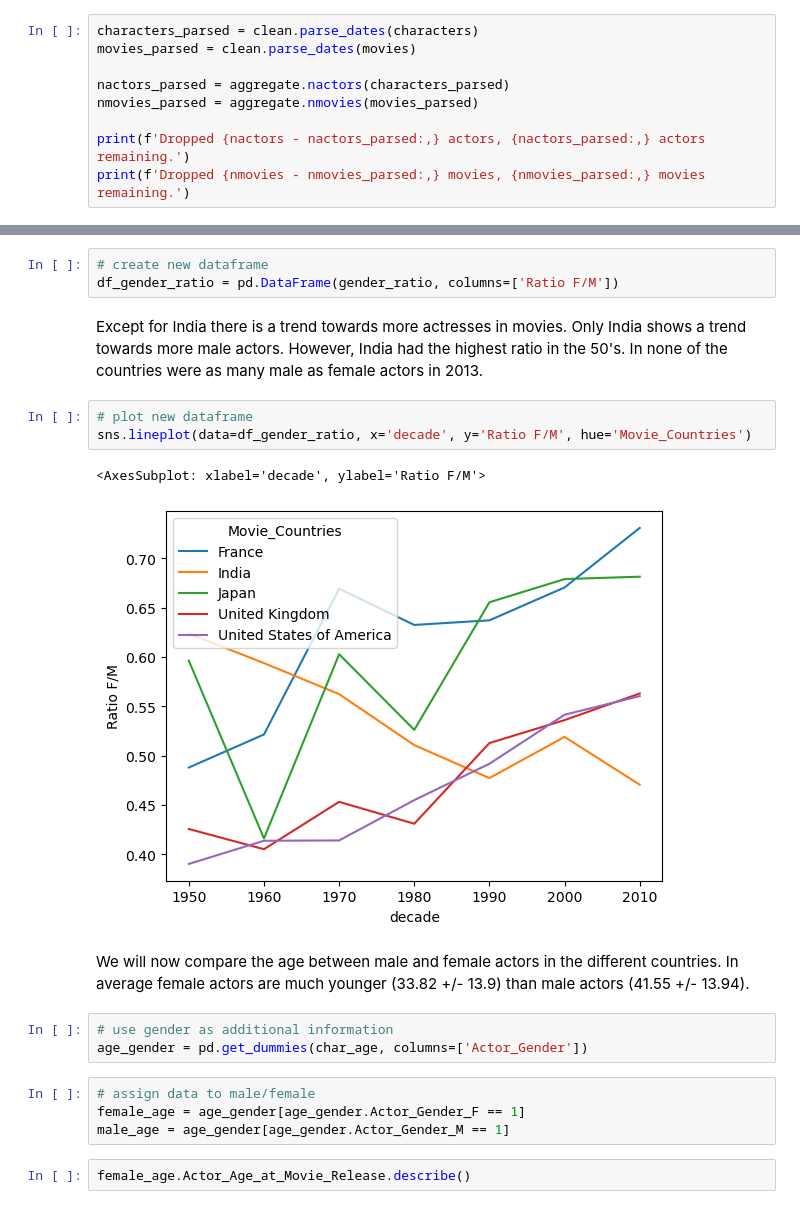
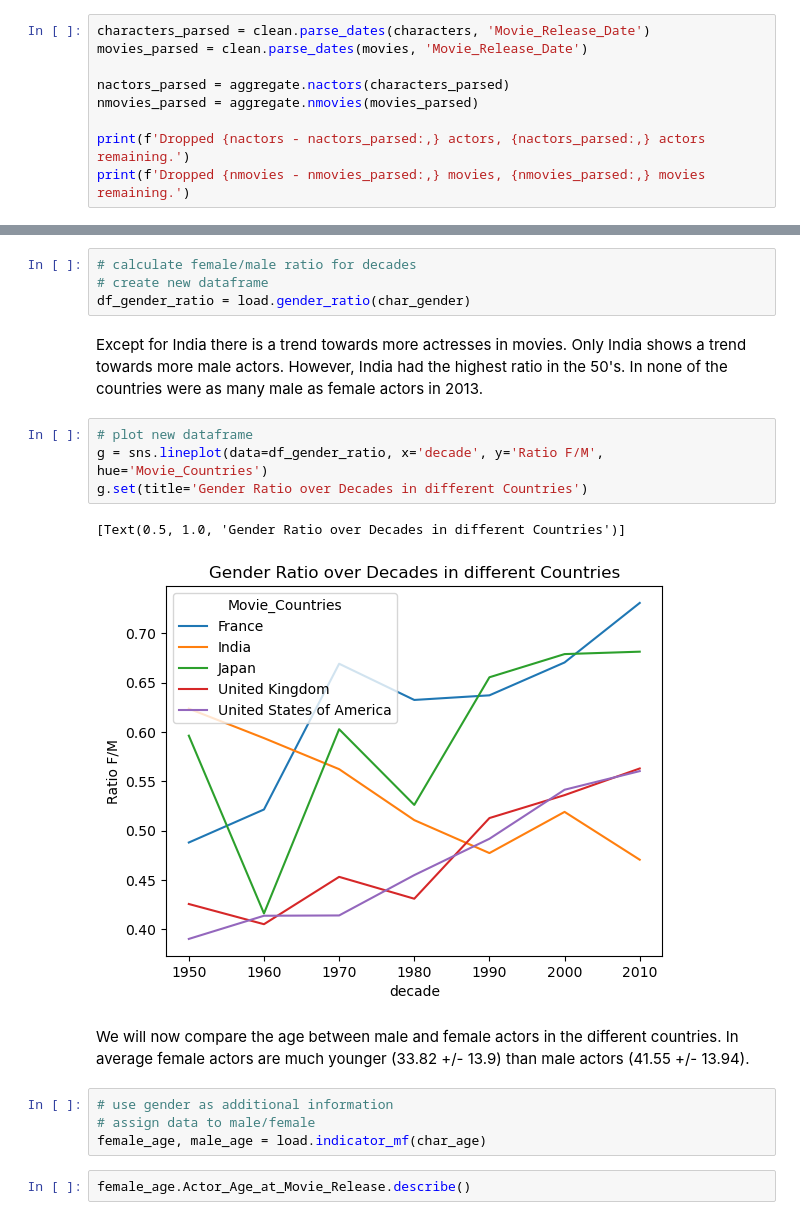
Before and after one commit to epfl-ada/ada-2022-project-robopros, a Jupyter notebook: notebooks/milestone2.ipynb, the cells around one changed output, grey strips where cells are left out. Saved outputs shown, nothing was run; the diff lists cells and outputs as text.

```diff
--- a/notebooks/milestone2.ipynb
+++ b/notebooks/milestone2.ipynb
@@ -187,8 +186,8 @@ Finished filtering countries of interest:
 # %% [markdown]
 We convert our columns corresponding to dates from string to datetime for easier manipulation and drop unspecified dates.
 # %%
-characters_parsed = clean.parse_dates(characters)
-movies_parsed = clean.parse_dates(movies)
+characters_parsed = clean.parse_dates(characters, 'Movie_Release_Date')
+movies_parsed = clean.parse_dates(movies, 'Movie_Release_Date')
 
 nactors_parsed = aggregate.nactors(characters_parsed)
 nmovies_parsed = aggregate.nmovies(movies_parsed)
@@ -901,24 +877,23 @@ gender_ratio = grouped_gender['Actor_Gender_F']\
 # %%
+# calculate female/male ratio for decades
 # create new dataframe
-df_gender_ratio = pd.DataFrame(gender_ratio, columns=['Ratio F/M'])
+df_gender_ratio = load.gender_ratio(char_gender)
 # %% [markdown]
 Except for India there is a trend towards more actresses in movies. Only India shows a trend towards more male actors. However, India had the highest ratio in the 50's. In none of the countries were as many male as female actors in 2013.
 # %%
 # plot new dataframe
-sns.lineplot(data=df_gender_ratio, x='decade', y='Ratio F/M', hue='Movie_Countries')
+g = sns.lineplot(data=df_gender_ratio, x='decade', y='Ratio F/M', hue='Movie_Countries')
+g.set(title='Gender Ratio over Decades in different Countries')
 # %% [output]
-<AxesSubplot: xlabel='decade', ylabel='Ratio F/M'>
+[Text(0.5, 1.0, 'Gender Ratio over Decades in different Countries')]
-[figure, old version]
+[figure, new version]
 # %% [markdown]
 We will now compare the age between male and female actors in the different countries.
 In average female actors are much younger (33.82 +/- 13.9) than male actors (41.55 +/- 13.94).
 # %%
 # use gender as additional information
-age_gender = pd.get_dummies(char_age, columns=['Actor_Gender'])
+# assign data to male/female
+female_age, male_age = load.indicator_mf(char_age)
-# %%
-# assign data to male/female
-female_age = age_gender[age_gender.Actor_Gender_F == 1]
-male_age = age_gender[age_gender.Actor_Gender_M == 1]
 # %%
 female_age.Actor_Age_at_Movie_Release.describe()
 # %% [output]
```
Also changed, not shown: parts of 52 cells of this notebook, 4 other files.
